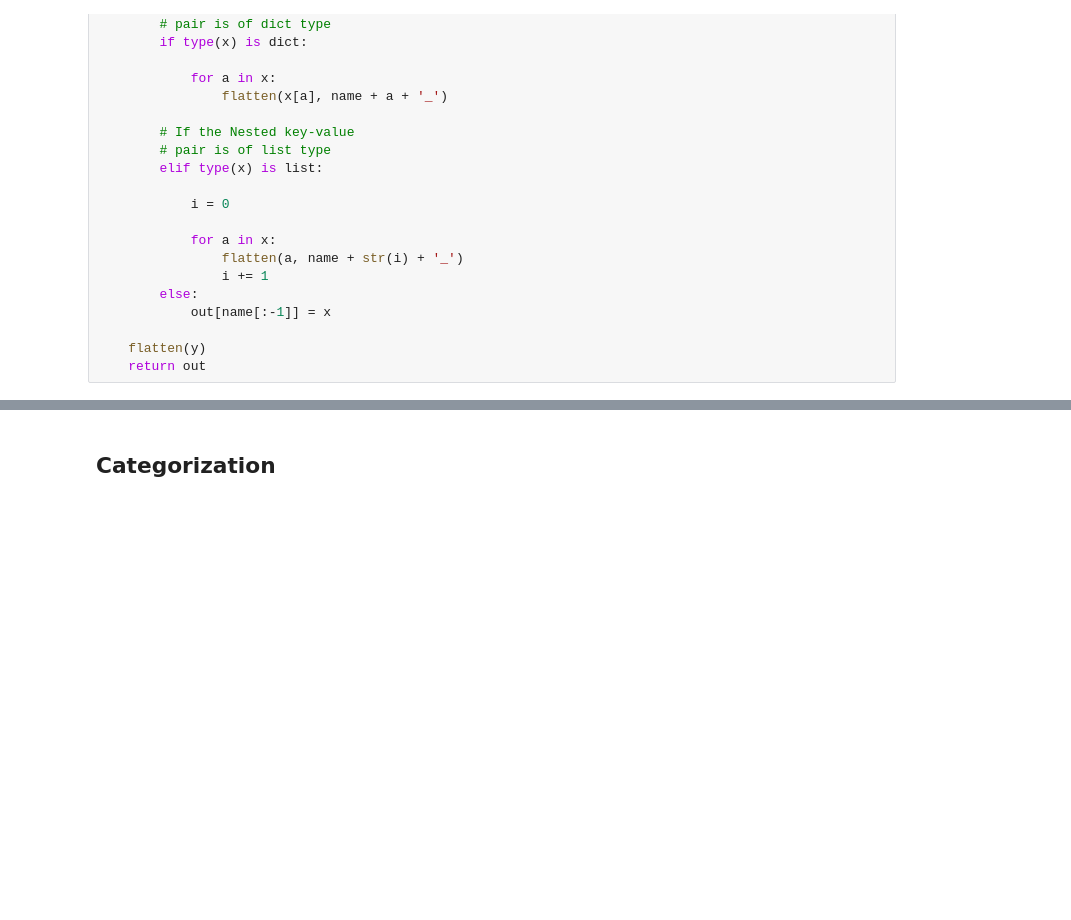
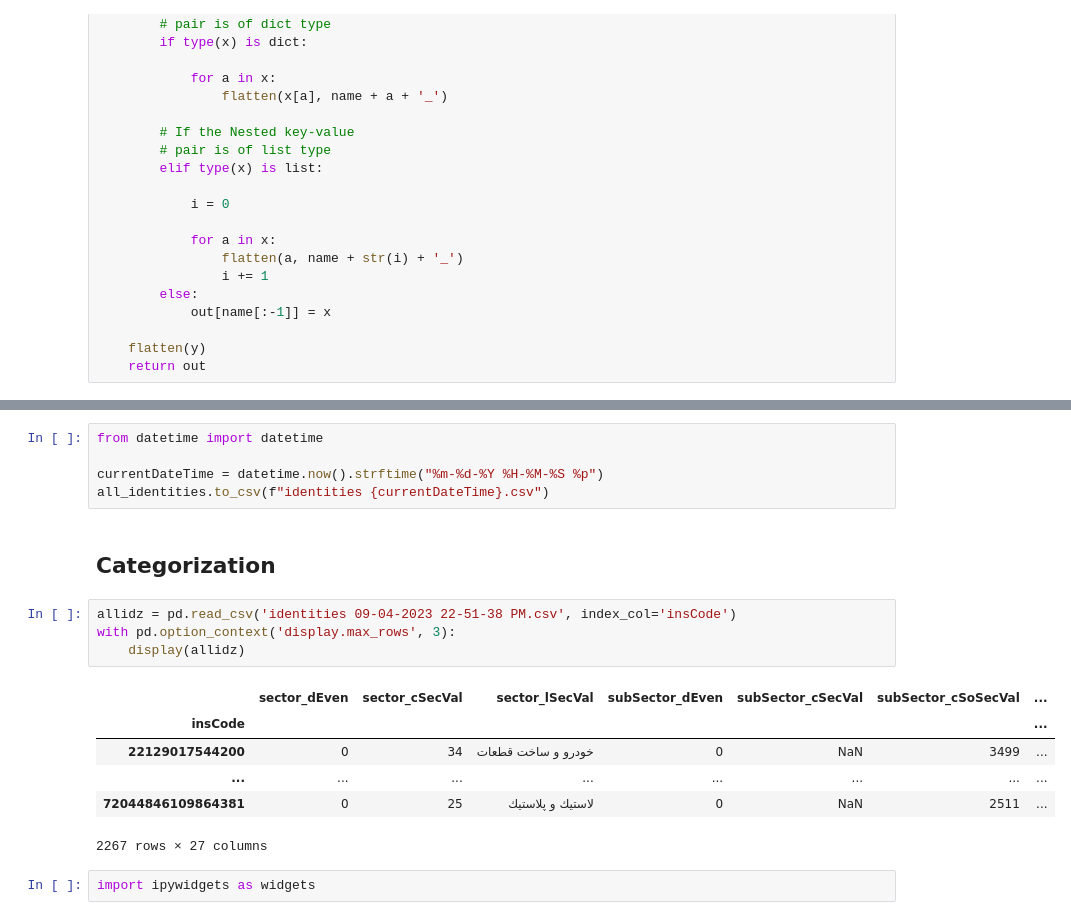
Before and after one commit to Aquarii/TSE-Helper, a Jupyter notebook: test-bed.ipynb, the cells around one changed output, grey strips where cells are left out. Saved outputs shown, nothing was run; the diff lists cells and outputs as text; blank space fills up the shorter version.

```diff
--- a/test-bed.ipynb
+++ b/test-bed.ipynb
@@ -119,2 +128,20 @@ all_identities.to_csv('all_idz.csv')
+# %%
+from datetime import datetime
+
+currentDateTime = datetime.now().strftime("%m-%d-%Y %H-%M-%S %p")
+all_identities.to_csv(f"identities {currentDateTime}.csv")
 # %% [markdown]
 ## Categorization
+# %%
+allidz = pd.read_csv('identities 09-04-2023 22-51-38 PM.csv', index_col='insCode')
+with pd.option_context('display.max_rows', 3):
+    display(allidz)
+# %% [output]
+|  | sector_dEven | sector_cSecVal | sector_lSecVal | subSector_dEven | subSector_cSecVal | subSector_cSoSecVal | ... |
+| insCode |  |  |  |  |  |  | ... |
+| 22129017544200 | 0 | 34 | خودرو و ساخت قطعات | 0 | NaN | 3499 | ... |
+| ... | ... | ... | ... | ... | ... | ... | ... |
+| 72044846109864381 | 0 | 25 | لاستيك و پلاستيك | 0 | NaN | 2511 | ... |
+2267 rows × 27 columns
+# %%
+import ipywidgets as widgets
```
Also changed, not shown: parts of 13 cells of this notebook, 6 other files.
